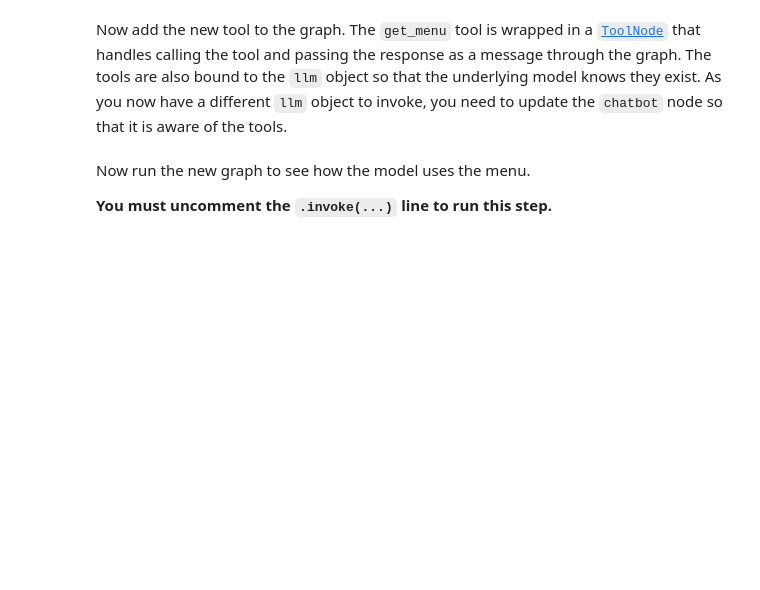
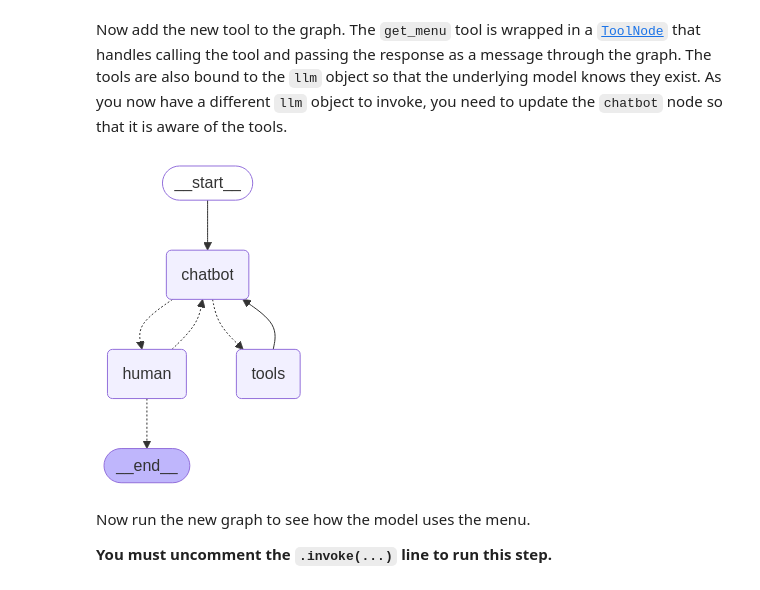
Before and after one commit to singhvis29/kaggle-genai-course, a Jupyter notebook: Day_3_Building_an_agent_with_LangGraph.ipynb, the cells around one changed output. Cells and saved outputs as stored; diff of their text form; code cells hidden in the pictures; blank space fills up the shorter version.

```diff
--- a/Day_3_Building_an_agent_with_LangGraph.ipynb
+++ b/Day_3_Building_an_agent_with_LangGraph.ipynb
@@ -459,34 +448,36 @@ def chatbot_with_tools(state: OrderState) -> OrderState:
     defaults = {"order": [], "finished": False}
 
     if state["messages"]:
         new_output = llm_with_tools.invoke([BARISTABOT_SYSINT] + state["messages"])
     else:
         new_output = AIMessage(content=WELCOME_MSG)
 
     # Set up some defaults if not already set, then pass through the provided state,
     # overriding only the "messages" field.
     return defaults | state | {"messages": [new_output]}
 
 
 graph_builder = StateGraph(OrderState)
 
 # Add the nodes, including the new tool_node.
 graph_builder.add_node("chatbot", chatbot_with_tools)
 graph_builder.add_node("human", human_node)
 graph_builder.add_node("tools", tool_node)
 
 # Chatbot may go to tools, or human.
 graph_builder.add_conditional_edges("chatbot", maybe_route_to_tools)
 # Human may go back to chatbot, or exit.
 graph_builder.add_conditional_edges("human", maybe_exit_human_node)
 
 # Tools always route back to chat afterwards.
 graph_builder.add_edge("tools", "chatbot")
 
 graph_builder.add_edge(START, "chatbot")
 graph_with_menu = graph_builder.compile()
 
-# Image(graph_with_menu.get_graph().draw_mermaid_png())
+Image(graph_with_menu.get_graph().draw_mermaid_png())
+# %% [output]
+[figure, added]
 # %% [markdown]
 Now run the new graph to see how the model uses the menu.
 
```
Also changed, not shown: parts of 10 cells of this notebook.
